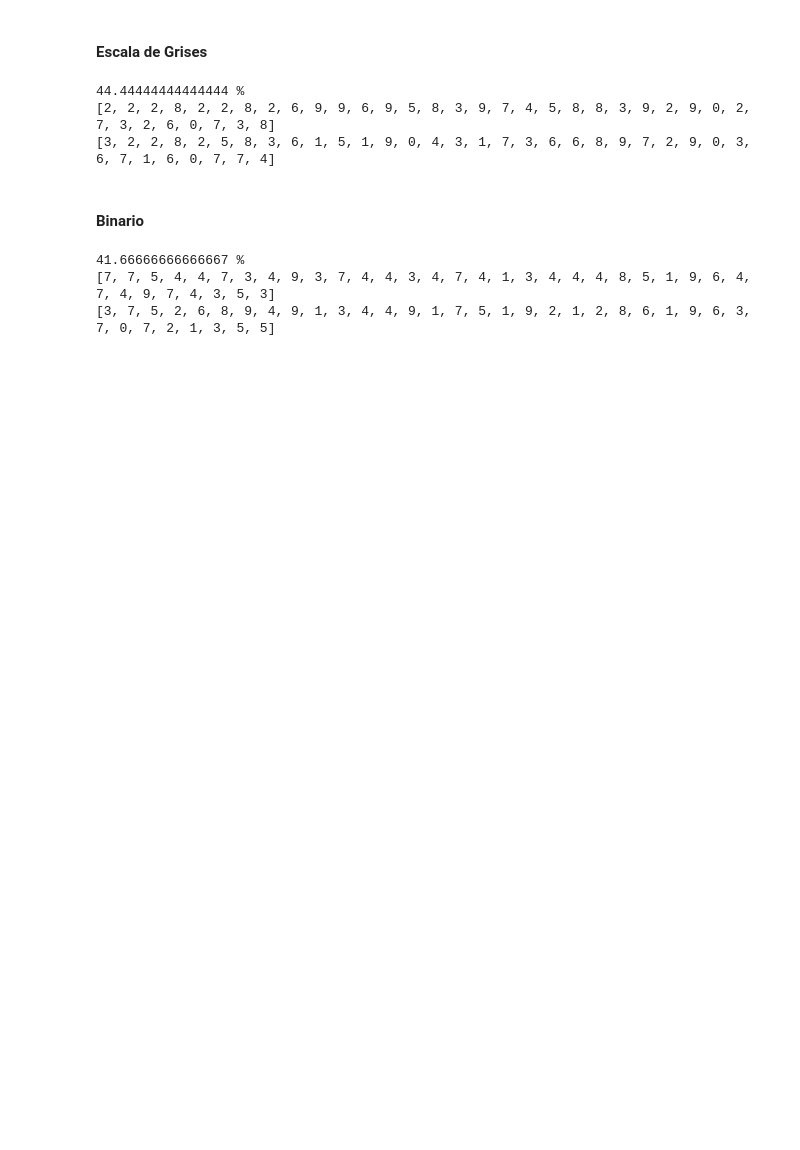
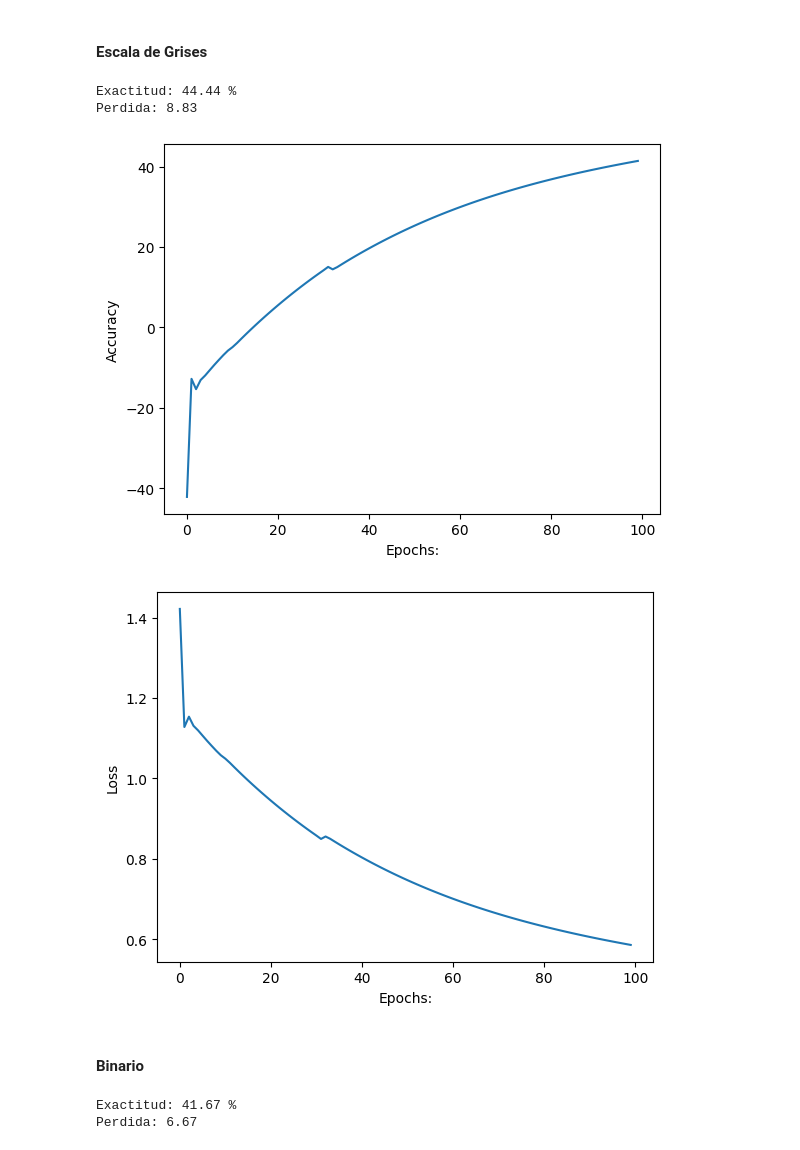
Before and after one commit to AcerejaAMS/RedNeuronal_Basica, a Jupyter notebook: Practica.ipynb, the cells around one changed output. Cells and saved outputs as stored; diff of their text form; code cells hidden in the pictures; blank space fills up the shorter version.

```diff
--- a/Practica.ipynb
+++ b/Practica.ipynb
@@ -326,13 +347,28 @@ for p, r in zip(pred, real):
         error += 1
 
 aciertos = ((len(pred) - error) / len(pred)) * 100
-print(f'{aciertos} %')
-print(pred)
-print(real)
+perdida = mse_loss(real, pred)
+
+print(f'Exactitud: {aciertos:.2f} %')
+print(f'Perdida: {perdida:.2f}')
 # %% [output]
-44.44444444444444 %
-[2, 2, 2, 8, 2, 2, 8, 2, 6, 9, 9, 6, 9, 5, 8, 3, 9, 7, 4, 5, 8, 8, 3, 9, 2, 9, 0, 2, 7, 3, 2, 6, 0, 7, 3, 8]
-[3, 2, 2, 8, 2, 5, 8, 3, 6, 1, 5, 1, 9, 0, 4, 3, 1, 7, 3, 6, 6, 8, 9, 7, 2, 9, 0, 3, 6, 7, 1, 6, 0, 7, 7, 4]
+Exactitud: 44.44 %
+Perdida: 8.83
+# %%
+# plotting accuracy
+plt.plot(acc_Gris)
+plt.ylabel('Accuracy')
+plt.xlabel("Epochs:")
+plt.show()
+
+# plotting Loss
+plt.plot(losss_Gris)
+plt.ylabel('Loss')
+plt.xlabel("Epochs:")
+plt.show()
+# %% [output]
+[figure, added]
+[figure, added]
 # %% [markdown]
 #### Binario
 # %%
@@ -348,10 +384,10 @@ for p, r in zip(pred, real):
         error += 1
 
 aciertos = ((len(pred) - error) / len(pred)) * 100
-print(f'{aciertos} %')
-print(pred)
-print(real)
+perdida = mse_loss(real, pred)
+
+print(f'Exactitud: {aciertos:.2f} %')
+print(f'Perdida: {perdida:.2f}')
 # %% [output]
-41.66666666666667 %
-[7, 7, 5, 4, 4, 7, 3, 4, 9, 3, 7, 4, 4, 3, 4, 7, 4, 1, 3, 4, 4, 4, 8, 5, 1, 9, 6, 4, 7, 4, 9, 7, 4, 3, 5, 3]
-[3, 7, 5, 2, 6, 8, 9, 4, 9, 1, 3, 4, 4, 9, 1, 7, 5, 1, 9, 2, 1, 2, 8, 6, 1, 9, 6, 3, 7, 0, 7, 2, 1, 3, 5, 5]
+Exactitud: 41.67 %
+Perdida: 6.67
```
Also changed, not shown: parts of 4 cells of this notebook, 1 other file.
